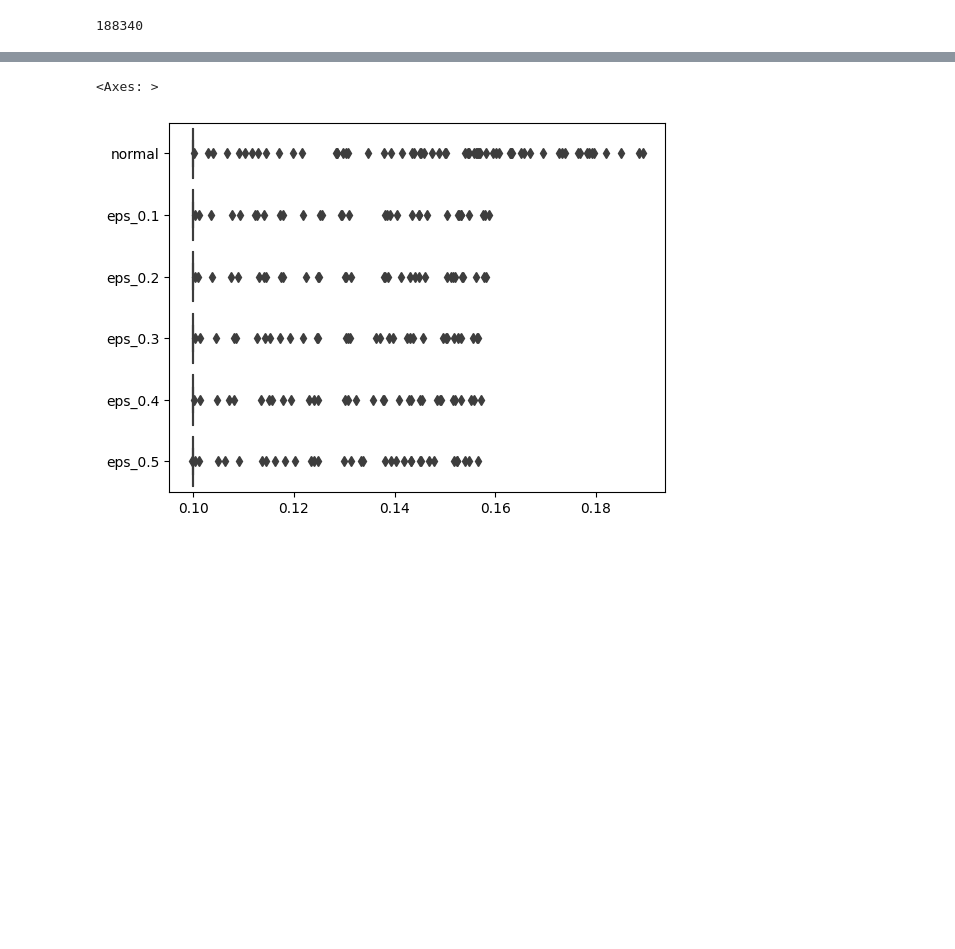
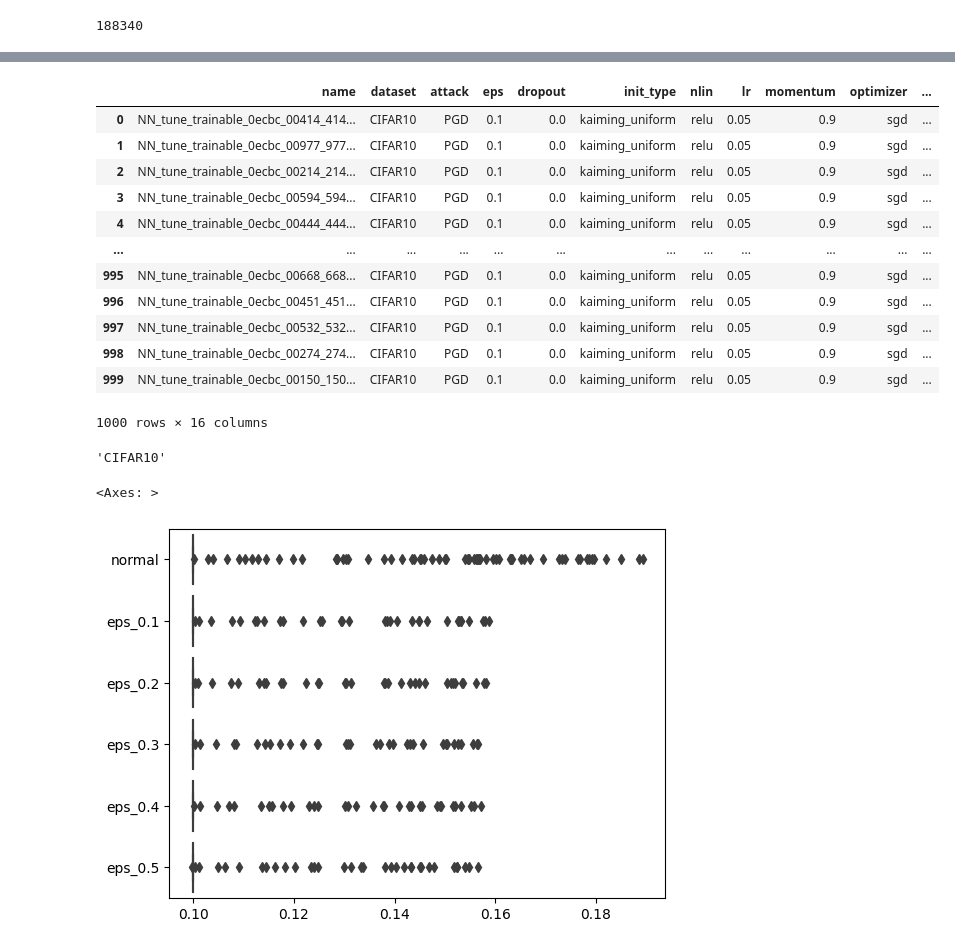
Before and after one commit to julius-lautz/model_robustness, a Jupyter notebook: src/model_robustness/attacks/notebooks/sandbox.ipynb, the cells around one changed output, grey strips where cells are left out. Cells and saved outputs as stored; diff of their text form; code cells hidden in the pictures; blank space fills up the shorter version.

```diff
--- a/src/model_robustness/attacks/notebooks/sandbox.ipynb
+++ b/src/model_robustness/attacks/notebooks/sandbox.ipynb
@@ -25,0 +28,20 @@ df.head()
+# %%
+df = df[df.dataset == "CIFAR10"]
+df = df[df.attack == "PGD"]
+df = df[df.eps == 0.1]
+# %%
+df
+# %% [output]
+|  | name | dataset | attack | eps | dropout | init_type | nlin | lr | momentum | optimizer | ... |
+| 0 | NN_tune_trainable_0ecbc_00414_414... | CIFAR10 | PGD | 0.1 | 0.0 | kaiming_uniform | relu | 0.05 | 0.9 | sgd | ... |
+| 1 | NN_tune_trainable_0ecbc_00977_977... | CIFAR10 | PGD | 0.1 | 0.0 | kaiming_uniform | relu | 0.05 | 0.9 | sgd | ... |
+| 2 | NN_tune_trainable_0ecbc_00214_214... | CIFAR10 | PGD | 0.1 | 0.0 | kaiming_uniform | relu | 0.05 | 0.9 | sgd | ... |
+| 3 | NN_tune_trainable_0ecbc_00594_594... | CIFAR10 | PGD | 0.1 | 0.0 | kaiming_uniform | relu | 0.05 | 0.9 | sgd | ... |
+| 4 | NN_tune_trainable_0ecbc_00444_444... | CIFAR10 | PGD | 0.1 | 0.0 | kaiming_uniform | relu | 0.05 | 0.9 | sgd | ... |
+| ... | ... | ... | ... | ... | ... | ... | ... | ... | ... | ... | ... |
+| 995 | NN_tune_trainable_0ecbc_00668_668... | CIFAR10 | PGD | 0.1 | 0.0 | kaiming_uniform | relu | 0.05 | 0.9 | sgd | ... |
+| 996 | NN_tune_trainable_0ecbc_00451_451... | CIFAR10 | PGD | 0.1 | 0.0 | kaiming_uniform | relu | 0.05 | 0.9 | sgd | ... |
+| 997 | NN_tune_trainable_0ecbc_00532_532... | CIFAR10 | PGD | 0.1 | 0.0 | kaiming_uniform | relu | 0.05 | 0.9 | sgd | ... |
+| 998 | NN_tune_trainable_0ecbc_00274_274... | CIFAR10 | PGD | 0.1 | 0.0 | kaiming_uniform | relu | 0.05 | 0.9 | sgd | ... |
+| 999 | NN_tune_trainable_0ecbc_00150_150... | CIFAR10 | PGD | 0.1 | 0.0 | kaiming_uniform | relu | 0.05 | 0.9 | sgd | ... |
+1000 rows × 16 columns
@@ -26,3 +50,7 @@ df.head()
+# %%
+df[df.name==l[0]].iloc[0,1]
+# %% [output]
+'CIFAR10'
 # %%
 eps = [.1, .2, .3, .4, .5]
 
```
Also changed, not shown: parts of 25 cells of this notebook, 13 other files.
